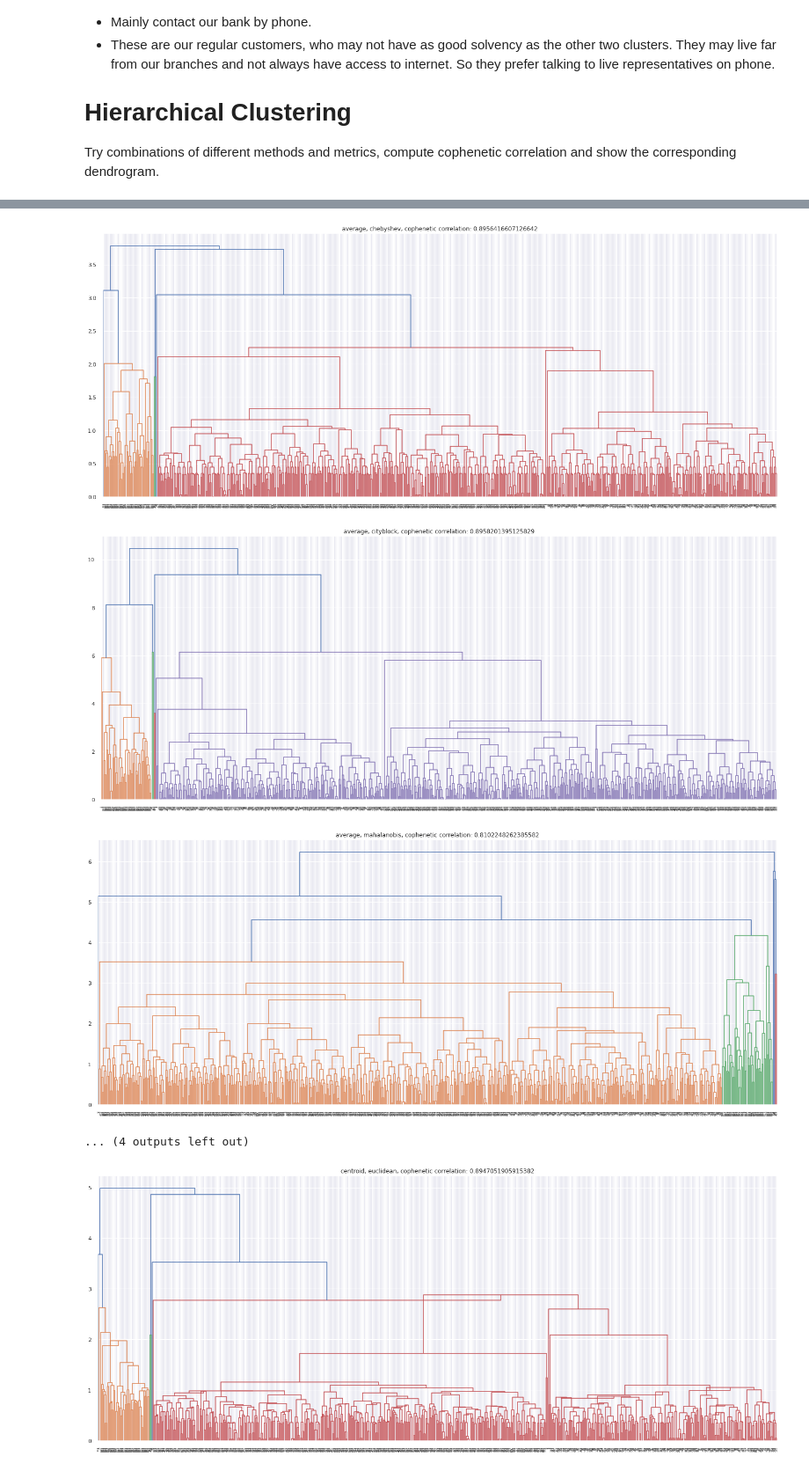
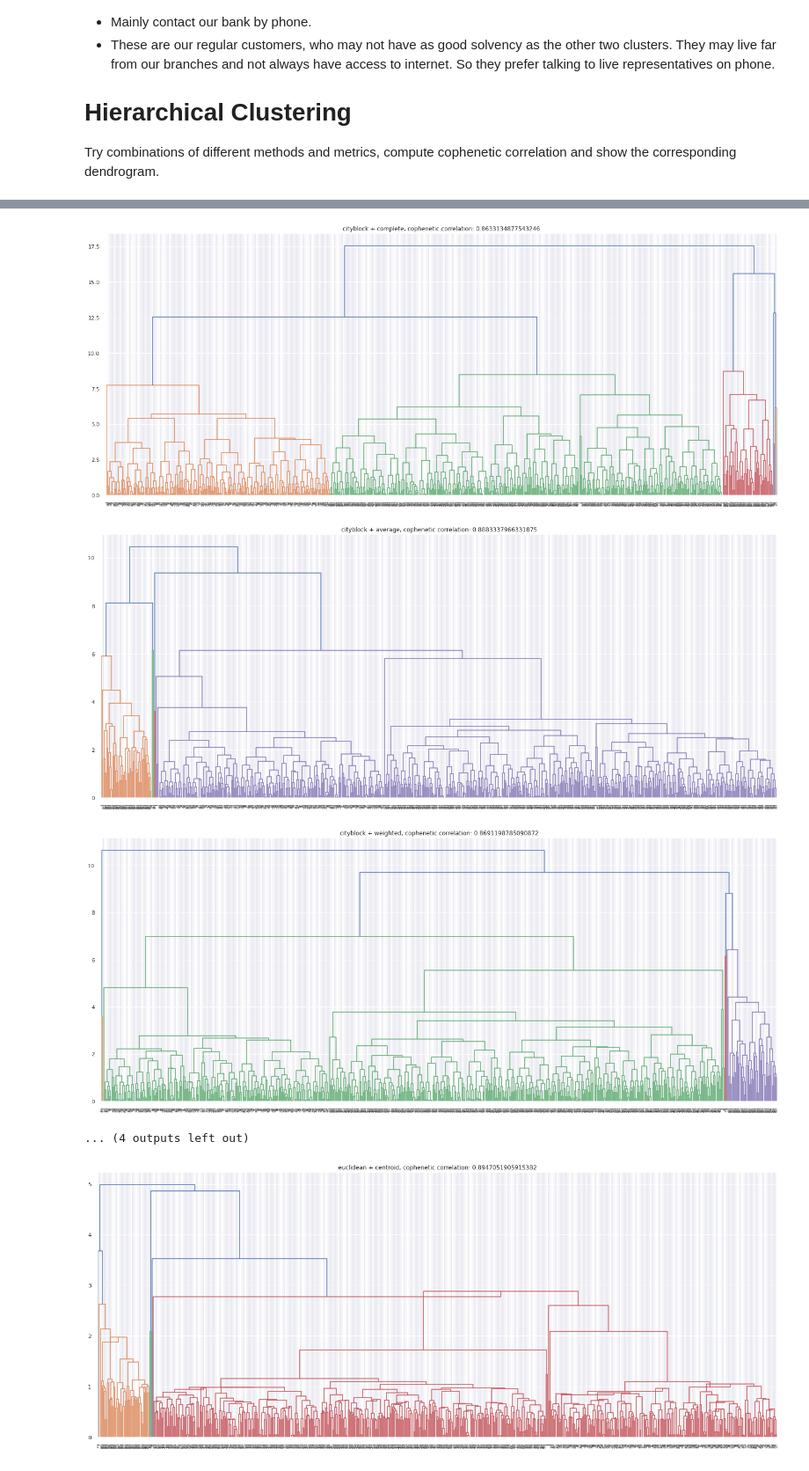
Before and after one commit to liangym2014/Data-science-and-machine-learning, a Jupyter notebook: 6.AllLife_Bank_Customer_Segmentation_Solution.ipynb, the cells around one changed output, grey strips where cells are left out. Shown at 88% size. Saved outputs shown, nothing was run; the diff lists cells and outputs as text; code cells hidden in the pictures.

Commit message:
Modify the computation of distance between original observations in cophenetic correlation.

```diff
--- a/6.AllLife_Bank_Customer_Segmentation_Solution.ipynb
+++ b/6.AllLife_Bank_Customer_Segmentation_Solution.ipynb
@@ -348,18 +348,17 @@ for i, col in enumerate(attribute_cols):
 Try combinations of different methods and metrics, compute cophenetic correlation and show the corresponding dendrogram.
 # %%
 combinations = []
+metrics = ('euclidean', 'chebyshev', 'cityblock', 'mahalanobis')
+methods = ('single', 'complete', 'average', 'weighted')
 
-methods = ('single', 'complete', 'average', 'weighted')
-metrics = ('euclidean', 'chebyshev', 'cityblock', 'mahalanobis')
-
-for method in methods:
-    for metric in metrics:
+for metric in metrics:
+    for method in methods:
         linkage_matrix = linkage(scaled_df, method = method, metric = metric)
         plt.figure(figsize=(25, 10))
         dendrogram(linkage_matrix)
-        condense_dist_matrix = pdist(scaled_df)
+        condense_dist_matrix = pdist(scaled_df, metric = metric)
         coph_corr, coph_dist_matrix = cophenet(Z = linkage_matrix, Y = condense_dist_matrix)
-        plt.title("{}, {}, cophenetic correlation: {}".format(method, metric, coph_corr))
-        combinations.append([method, metric, coph_corr])
+        plt.title("{} + {}, cophenetic correlation: {}".format(metric, method, coph_corr))
+        combinations.append([metric, method, coph_corr])
 # %% [output]
 [figure]
@@ -374,6 +373,6 @@ for method in methods:
-[figure, old version]
+[figure, new version]
 [figure]
-[figure, old version]
+[figure, new version]
 ... (4 outputs left out)
 # %%
 methods = ("centroid", "median", "ward")    # "centroid", median" and "ward" could only work with "euclidean" metric
```
Also changed, not shown: parts of 6 cells of this notebook.
